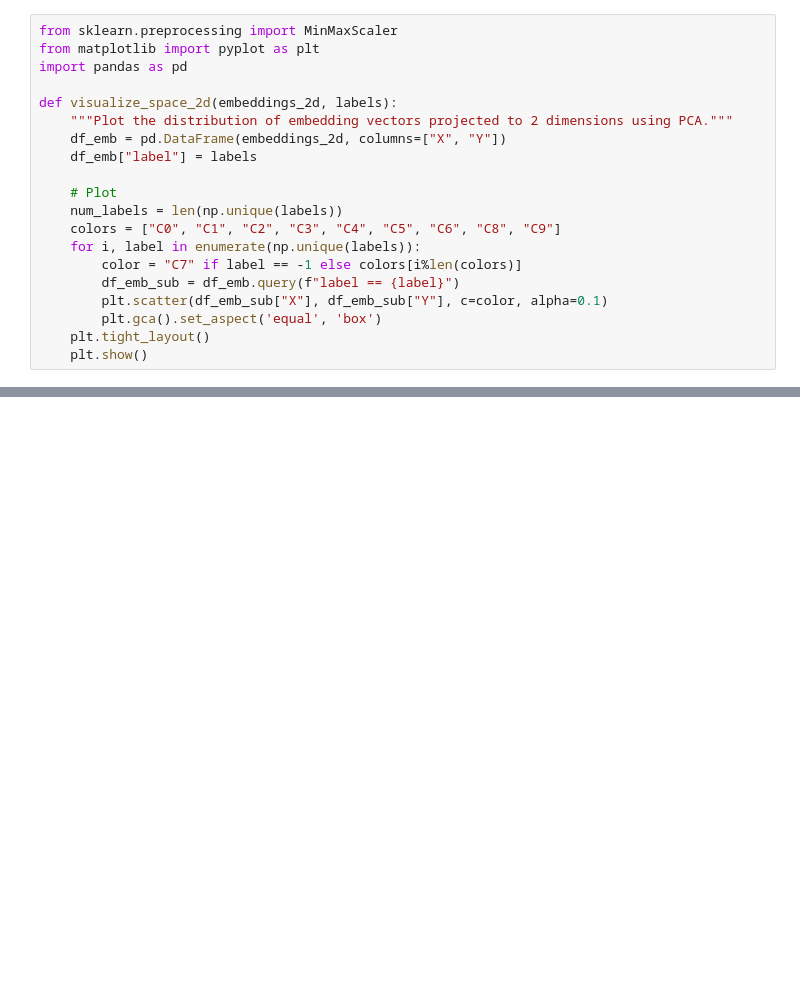
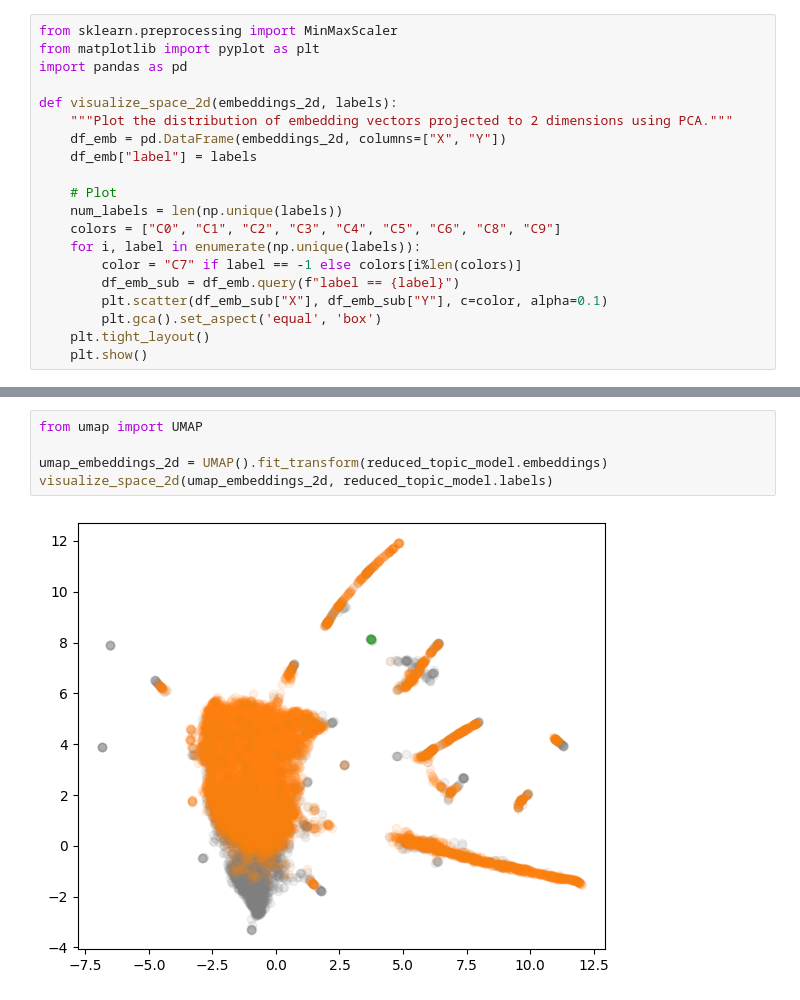
Before and after one commit to CayJoBla/ReducedEncoders, a Jupyter notebook: bert_compressed.ipynb, the cells around one changed output, grey strips where cells are left out. Drawn from its saved outputs; the diff is of its cells as text; blank space fills up the shorter version.

```diff
--- a/bert_compressed.ipynb
+++ b/bert_compressed.ipynb
@@ -286,0 +313,7 @@ visualize_space_2d(umap_embeddings_2d, reduced_topic_model.labels)
+# %%
+from umap import UMAP
+
+umap_embeddings_2d = UMAP().fit_transform(reduced_topic_model.embeddings)
+visualize_space_2d(umap_embeddings_2d, reduced_topic_model.labels)
+# %% [output]
+[figure, added]
```
Also changed, not shown: parts of 13 cells of this notebook, 1 other file.
